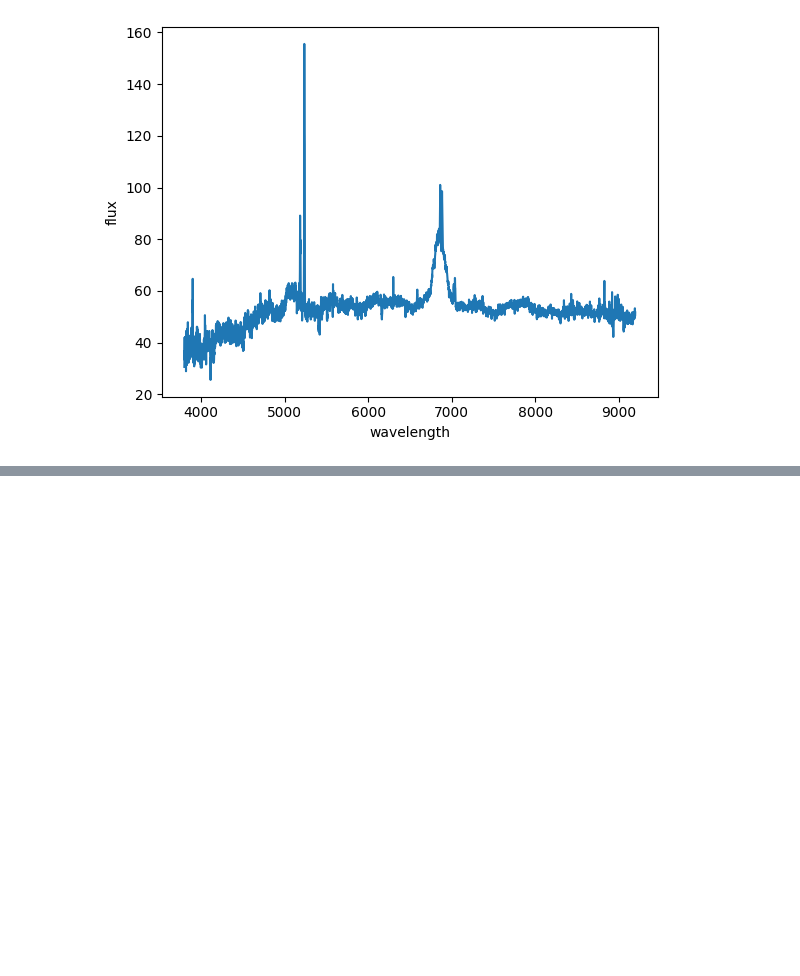
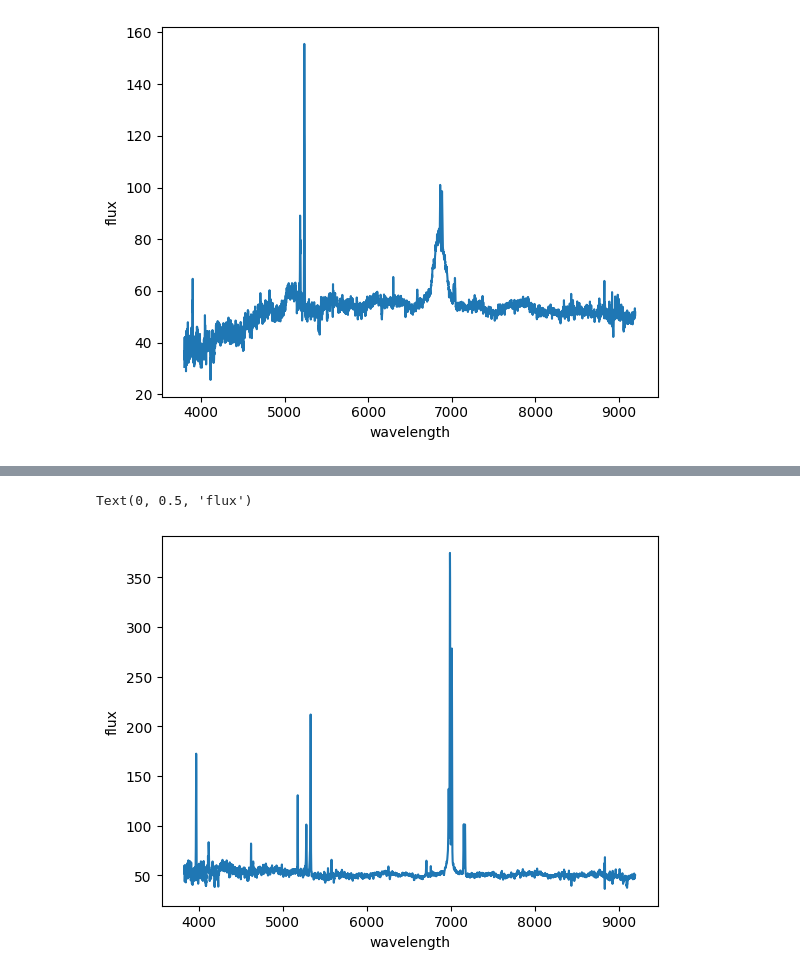
Before and after one commit to daisybissonette/spectroSLEUTH, a Jupyter notebook: testing.ipynb, the cells around one changed output, grey strips where cells are left out. Saved outputs shown, nothing was run; the diff lists cells and outputs as text; code cells hidden in the pictures; blank space fills up the shorter version.

```diff
--- a/testing.ipynb
+++ b/testing.ipynb
@@ -33,3 +44,10 @@ plt.ylabel('flux')
 # %% [output]
 Text(0, 0.5, 'flux')
 [figure]
+# %%
+from astropy.io import fits
+#fits_table_filename = fits.util.get_testdata_filepath('spec-0285-51930-0309.fits')
+
+hdul = fits.open('spec-0285-51930-0309.fits')
+#hdul.byteswap().newbyteorder()
+hdul[1].header
@@ -35,0 +72,9 @@ Text(0, 0.5, 'flux')
+# %%
+data = hdul[1].data
+data.byteswap().newbyteorder()
+plt.plot(10**data['loglam'],data['flux'])
+plt.xlabel('wavelength')
+plt.ylabel('flux')
+# %% [output]
+Text(0, 0.5, 'flux')
+[figure, added]
```
Also changed, not shown: parts of 6 cells of this notebook.
